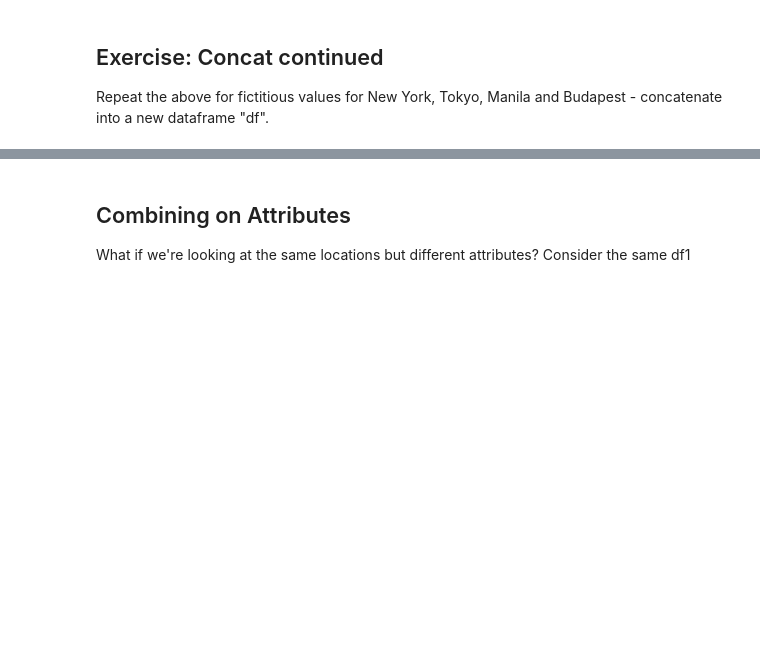
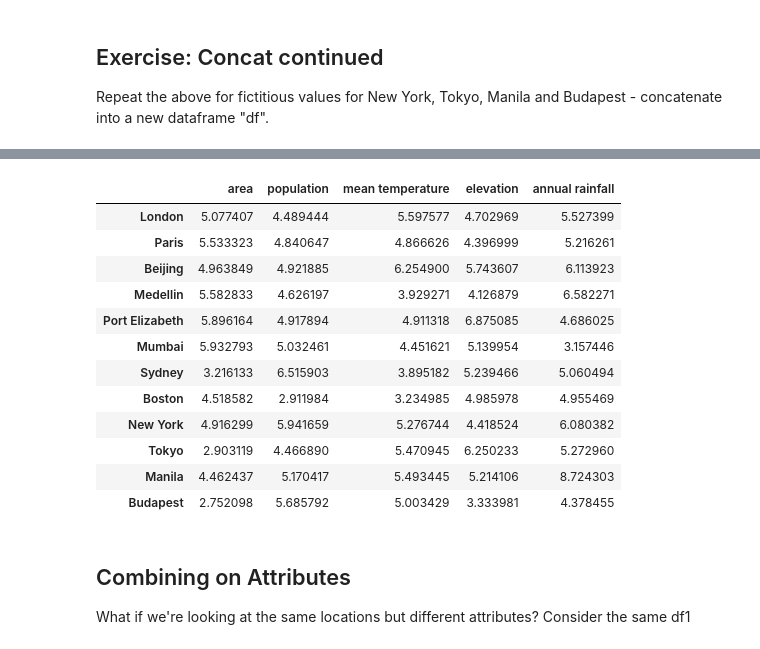
Before and after one commit to vittoriadaveri/QM-2-FINAL, a Jupyter notebook: Copy_of_W3_Merging_and_Joining_in_Python.ipynb, the cells around one changed output, grey strips where cells are left out. Cells and saved outputs as stored; diff of their text form; code cells hidden in the pictures; blank space fills up the shorter version.

```diff
--- a/Copy_of_W3_Merging_and_Joining_in_Python.ipynb
+++ b/Copy_of_W3_Merging_and_Joining_in_Python.ipynb
@@ -152,3 +152,7 @@ df3
 ## Exercise: Concat continued
 
 Repeat the above for fictitious values for New York, Tokyo, Manila and Budapest - concatenate into a new dataframe "df".
+# %%
+df0 = pd.DataFrame(5+np.random.randn(4,5))
+df0.columns = ['area', 'population', 'mean temperature', 'elevation', 'annual rainfall']
+df0.index = ['New York', 'Tokyo', 'Manila', 'Budapest']
@@ -155,3 +167,21 @@ Repeat the above for fictitious values for New York, Tokyo, Manila and Budapest
+# %%
+df = pd.concat([df3,df0])
+# %%
+df
+# %% [output]
+|  | area | population | mean temperature | elevation | annual rainfall |
+| London | 5.077407 | 4.489444 | 5.597577 | 4.702969 | 5.527399 |
+| Paris | 5.533323 | 4.840647 | 4.866626 | 4.396999 | 5.216261 |
+| Beijing | 4.963849 | 4.921885 | 6.254900 | 5.743607 | 6.113923 |
+| Medellin | 5.582833 | 4.626197 | 3.929271 | 4.126879 | 6.582271 |
+| Port Elizabeth | 5.896164 | 4.917894 | 4.911318 | 6.875085 | 4.686025 |
+| Mumbai | 5.932793 | 5.032461 | 4.451621 | 5.139954 | 3.157446 |
+| Sydney | 3.216133 | 6.515903 | 3.895182 | 5.239466 | 5.060494 |
+| Boston | 4.518582 | 2.911984 | 3.234985 | 4.985978 | 4.955469 |
+| New York | 4.916299 | 5.941659 | 5.276744 | 4.418524 | 6.080382 |
+| Tokyo | 2.903119 | 4.466890 | 5.470945 | 6.250233 | 5.272960 |
+| Manila | 4.462437 | 5.170417 | 5.493445 | 5.214106 | 8.724303 |
+| Budapest | 2.752098 | 5.685792 | 5.003429 | 3.333981 | 4.378455 |
 # %% [markdown]
 ## Combining on Attributes
 
```
Also changed, not shown: parts of 37 cells of this notebook.
